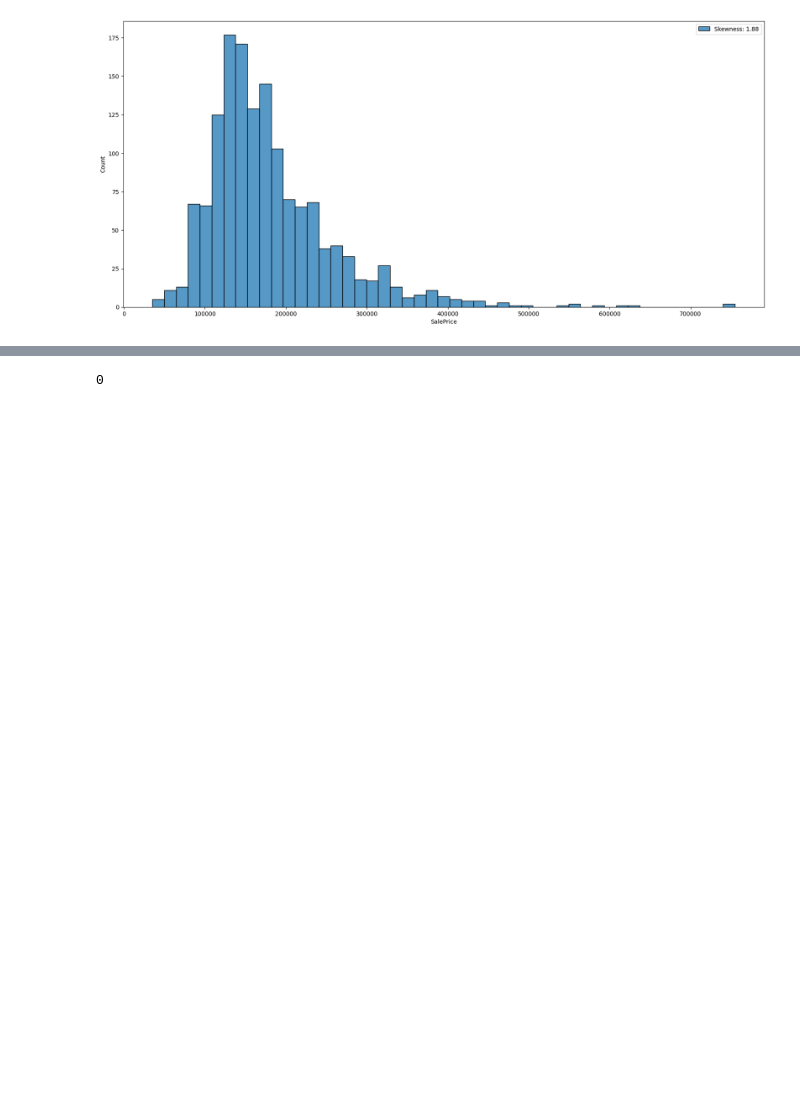
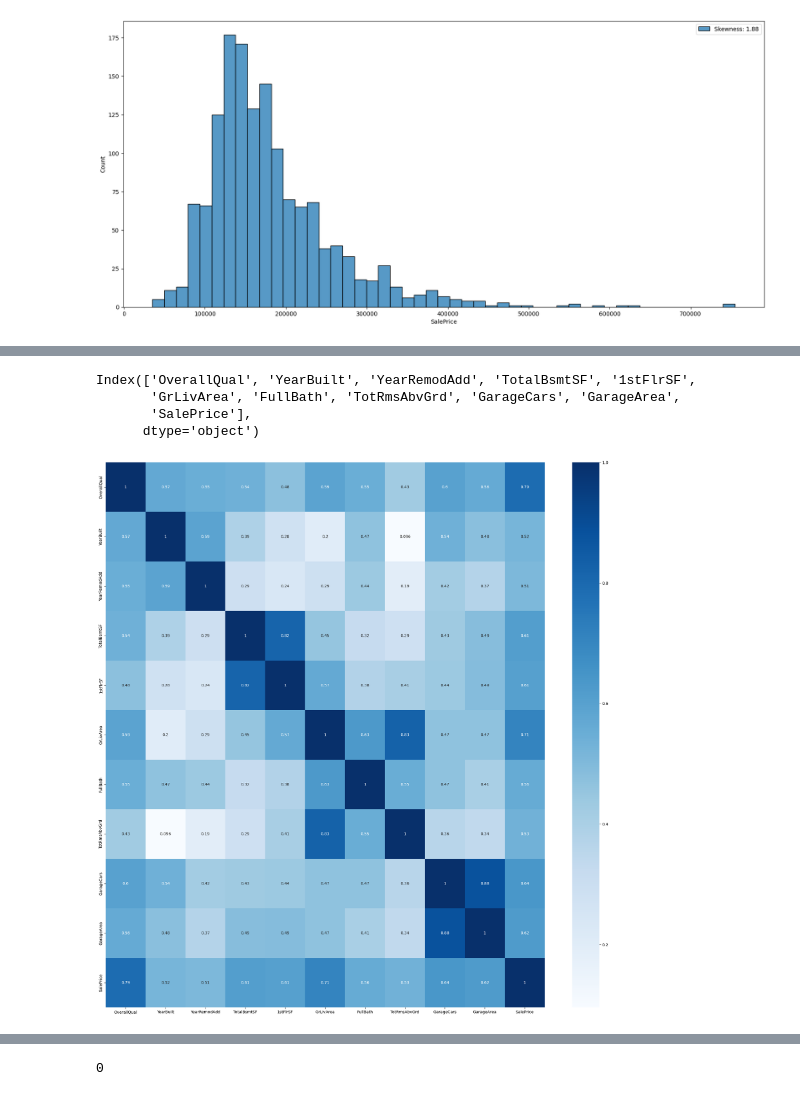
Before and after one commit to Dei-gratia/Machine-Learning-Projects, a Jupyter notebook: Machine Learning & Deep Learning Projects/House_prices_prediction.ipynb, the cells around one changed output, grey strips where cells are left out. Cells and saved outputs as stored; diff of their text form; code cells hidden in the pictures; blank space fills up the shorter version.

```diff
--- a/Machine Learning & Deep Learning Projects/House_prices_prediction.ipynb
+++ b/Machine Learning & Deep Learning Projects/House_prices_prediction.ipynb
@@ -201,0 +218,14 @@ plt.show()
+# %%
+high_corr = numeric_data.corr()
+high_corr_features = high_corr.index[abs(high_corr["SalePrice"]) > 0.5]
+high_corr_features
+# %% [output]
+Index(['OverallQual', 'YearBuilt', 'YearRemodAdd', 'TotalBsmtSF', '1stFlrSF',
+       'GrLivArea', 'FullBath', 'TotRmsAbvGrd', 'GarageCars', 'GarageArea',
+       'SalePrice'],
+      dtype='object')
+# %%
+plt.figure(figsize=(25, 25))
+ax = sns.heatmap(data=numeric_data[high_corr_features].corr(), annot=True, cmap="Blues")
+# %% [output]
+[figure, added]
```
Also changed, not shown: parts of 11 cells of this notebook.
